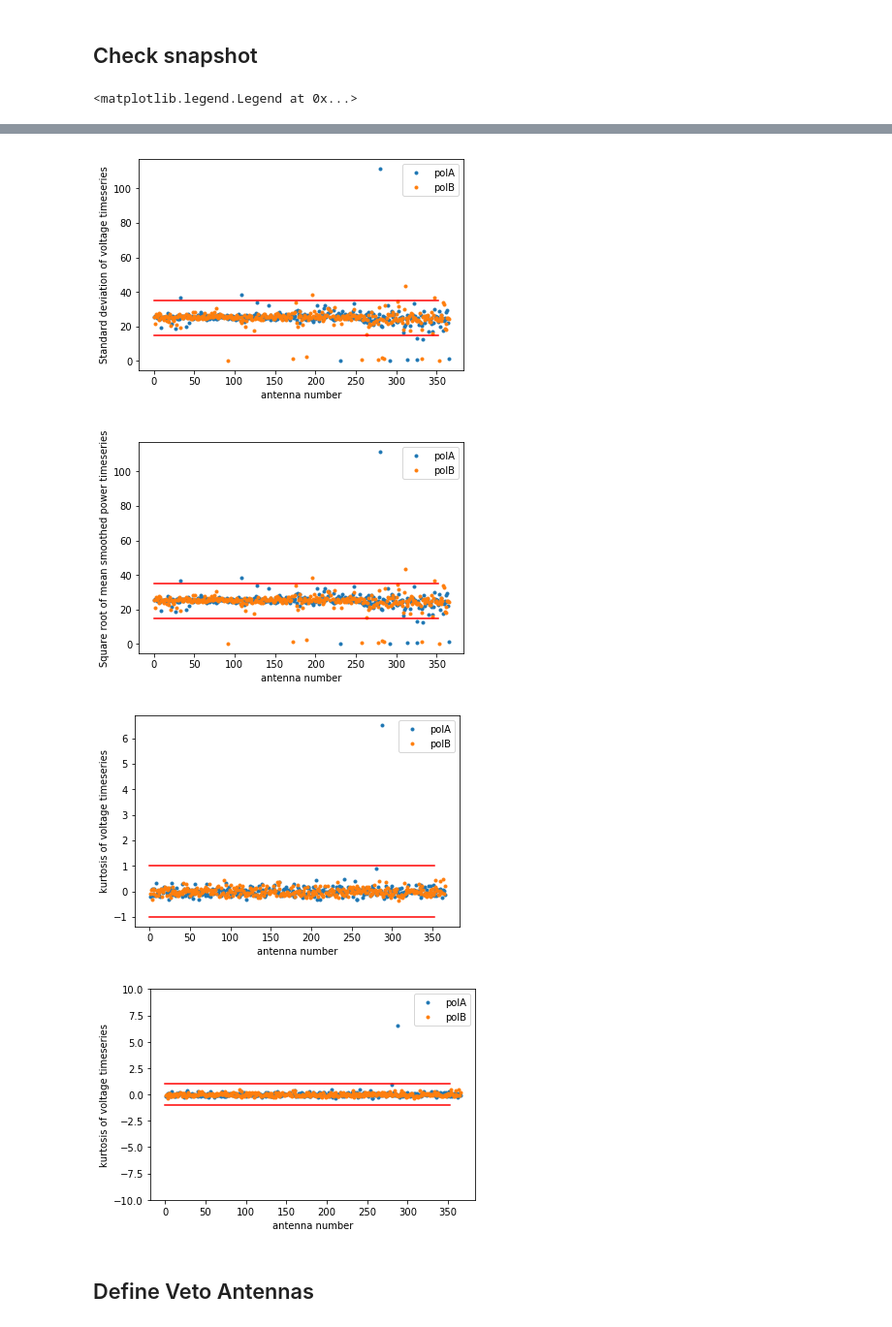
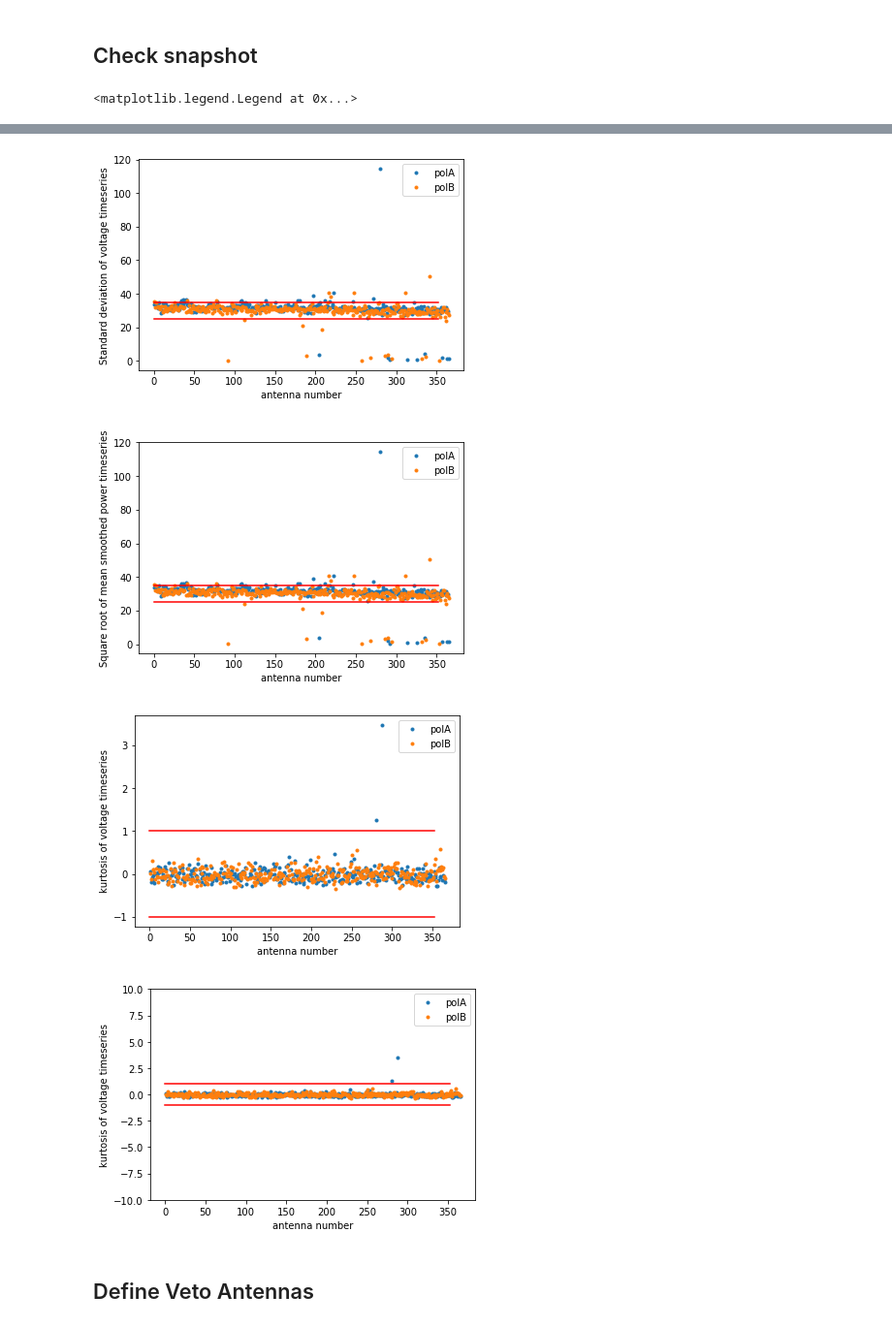
Before and after one commit to kathrynplant/lwa-cosmic-rays, a Jupyter notebook: check_antenna_status.ipynb, the cells around one changed output, grey strips where cells are left out. Shown at 97% size. Drawn from its saved outputs; the diff is of its cells as text; code cells hidden in the pictures.

Commit message:
check_antenna_status.ipynb is the version used for setting up the data collection the night of August 9.

```diff
--- a/check_antenna_status.ipynb
+++ b/check_antenna_status.ipynb
@@ -54,6 +56,8 @@ fname='/data0/cosmic-ray-data/2023June30/test1688168925.1072624.dat' #file with
 fname='/home/ubuntu/kp/data/2023July3-overnight-software-trigger/test1688443082.2519193.dat'
 fname='/home/ubuntu/kp/data/2023July3-overnight-software-trigger/test21688445108.6517596.dat'
 fname='/data0/cosmic-ray-data/2023July4/test1688527143.5566494.dat'
+fname='/data0/cosmic-ray-data/2023August9/test1691641850.5293252.dat' #old ARX settings
+fname='/data0/cosmic-ray-data/2023August9/test1691643774.8350217.dat' #latest ARX settings
 records=parsefile(fname)
 mergedrecords=mergepolarizations(records,arraymapdictionaries,Filter=h)
 
@@ -91,7 +95,7 @@ plt.plot(sorted_antennas,rmsA,'.',label='polA')
 plt.plot(sorted_antennas,rmsB,'.',label='polB')
 plt.ylabel('Standard deviation of voltage timeseries')
 plt.xlabel('antenna number')
-plt.plot([0,352],[15,15],'r')
+plt.plot([0,352],[25,25],'r')
 plt.plot([0,352],[35,35],'r')
 plt.legend()
 
@@ -100,7 +104,7 @@ plt.plot(sorted_antennas,np.sqrt(meansmoothedA),'.',label='polA')
 plt.plot(sorted_antennas,np.sqrt(meansmoothedB),'.',label='polB')
 plt.ylabel('Square root of mean smoothed power timeseries')
 plt.xlabel('antenna number')
-plt.plot([0,352],[15,15],'r')
+plt.plot([0,352],[25,25],'r')
 plt.plot([0,352],[35,35],'r')
 plt.legend()
 
@@ -129,7 +133,7 @@ plt.legend()
-[figure, old version]
+[figure, new version]
-[figure, old version]
+[figure, new version]
-[figure, old version]
+[figure, new version]
-[figure, old version]
+[figure, new version]
 # %%
 #plot_spectra(records,['LWA-042A','LWA-105B','LWA-150A'],zoom='peak',Filter='None')
 # %%
```
Also changed, not shown: parts of 6 cells of this notebook, 2 other files.
